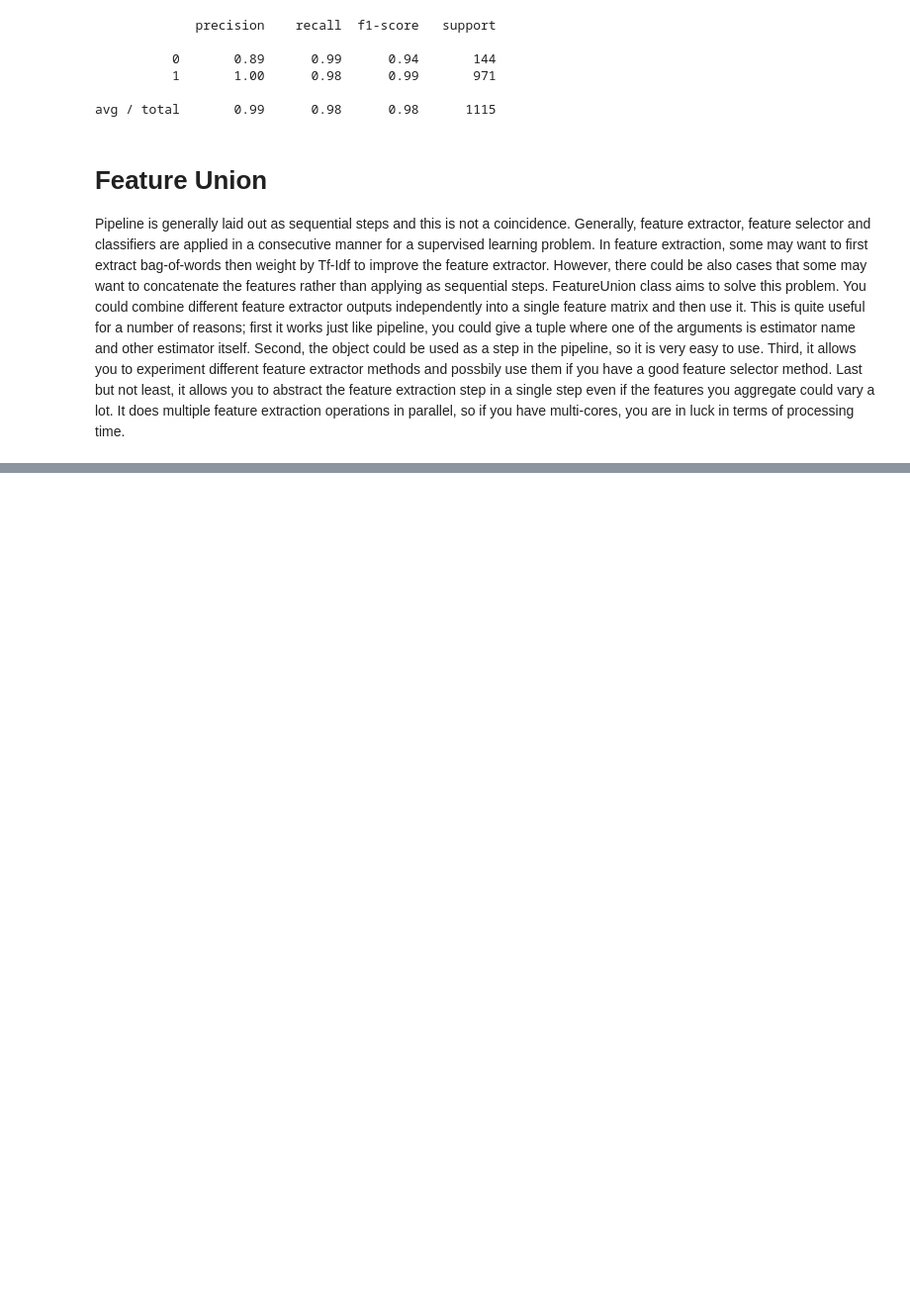
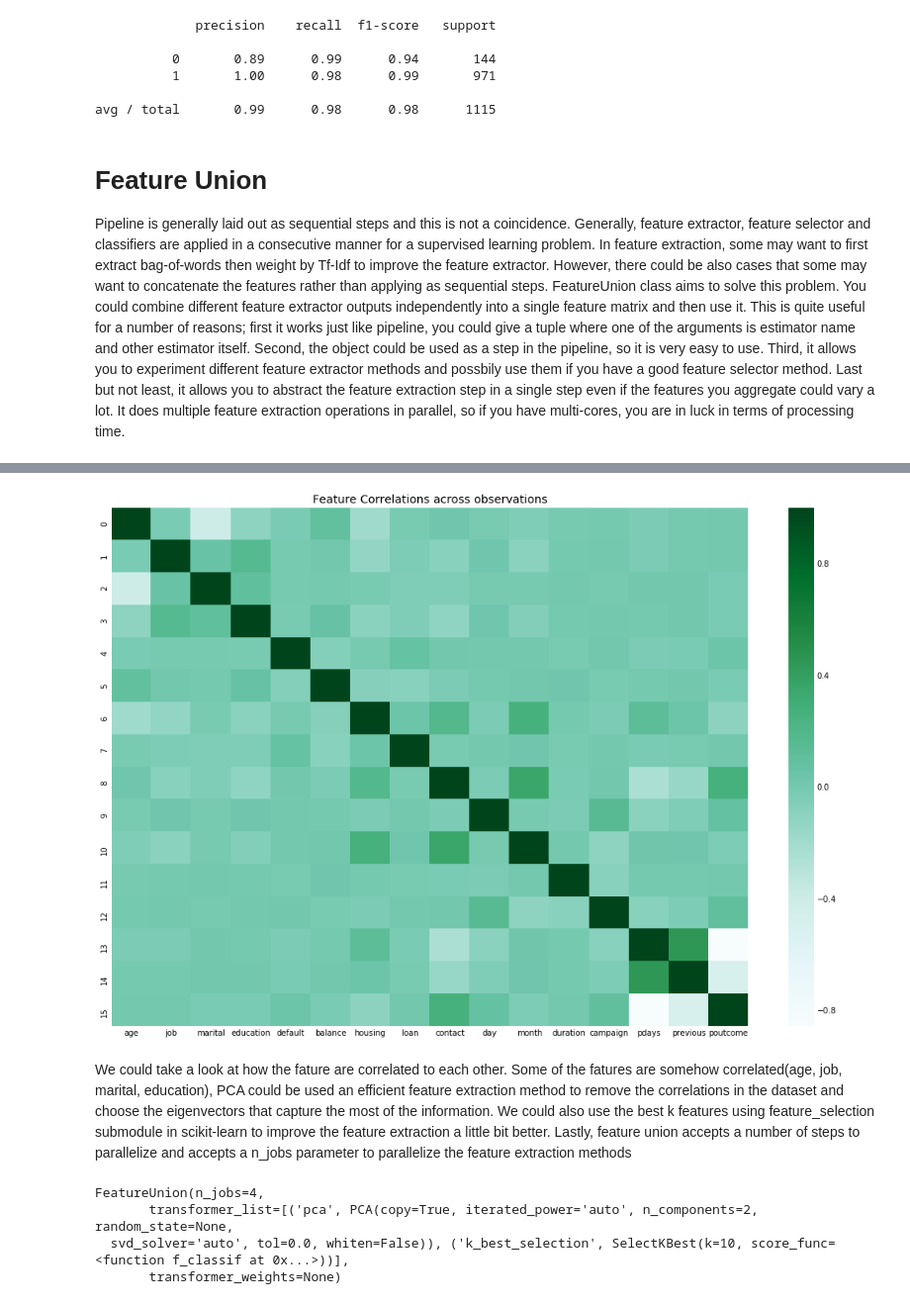
Before and after one commit to ViswanathRavindran/Python-Concepts, a Jupyter notebook: Scikit Learn.ipynb, the cells around one changed output, grey strips where cells are left out. Shown at 99% size. Saved outputs shown, nothing was run; the diff lists cells and outputs as text; code cells hidden in the pictures; blank space fills up the shorter version.

Commit message:
Final Scikit Learn 1

```diff
--- a/Scikit Learn.ipynb
+++ b/Scikit Learn.ipynb
@@ -836,0 +961,3 @@ FeatureUnion class aims to solve this problem. You could combine different featu
+# %%
+X = df.as_matrix().astype(np.float)
+X.shape
@@ -836,0 +966,6 @@ FeatureUnion class aims to solve this problem. You could combine different featu
+# %%
+# Normalization of Features
+scaler = preprocessing.StandardScaler()
+X = scaler.fit_transform(X)
+print (X.shape, y.shape)
+X
@@ -836,0 +987,13 @@ FeatureUnion class aims to solve this problem. You could combine different featu
+# %%
+feature_correlations = np.dot(X.T, X)
+feature_correlations /= np.max(feature_correlations)
+# %%
+feature_correlations_df = pd.DataFrame.from_records(feature_correlations, columns=df.columns)
+# %%
+plt.figure(figsize=(16, 12))
+sns.heatmap(feature_correlations_df, cmap="BuGn");
+plt.title('Feature Correlations across observations');
+# %% [output]
+[figure, added]
+# %% [markdown]
+We could take a look at how the fature are correlated to each other. Some of the fatures are somehow correlated(age, job, marital, education), PCA could be used an efficient feature extraction method to remove the correlations in the dataset and choose the eigenvectors that capture the most of the information. We could also use the best k features using feature_selection submodule in scikit-learn to improve the feature extraction a little bit better. Lastly, feature union accepts a number of steps to parallelize and accepts a n_jobs parameter to parallelize the feature extraction methods
@@ -836,0 +1007,7 @@ FeatureUnion class aims to solve this problem. You could combine different featu
+# %%
+feature_union
+# %% [output]
+FeatureUnion(n_jobs=4,
+       transformer_list=[('pca', PCA(copy=True, iterated_power='auto', n_components=2, random_state=None,
+  svd_solver='auto', tol=0.0, whiten=False)), ('k_best_selection', SelectKBest(k=10, score_func=<function f_classif at 0x...>))],
+       transformer_weights=None)
```
Also changed, not shown: parts of 18 cells of this notebook.
